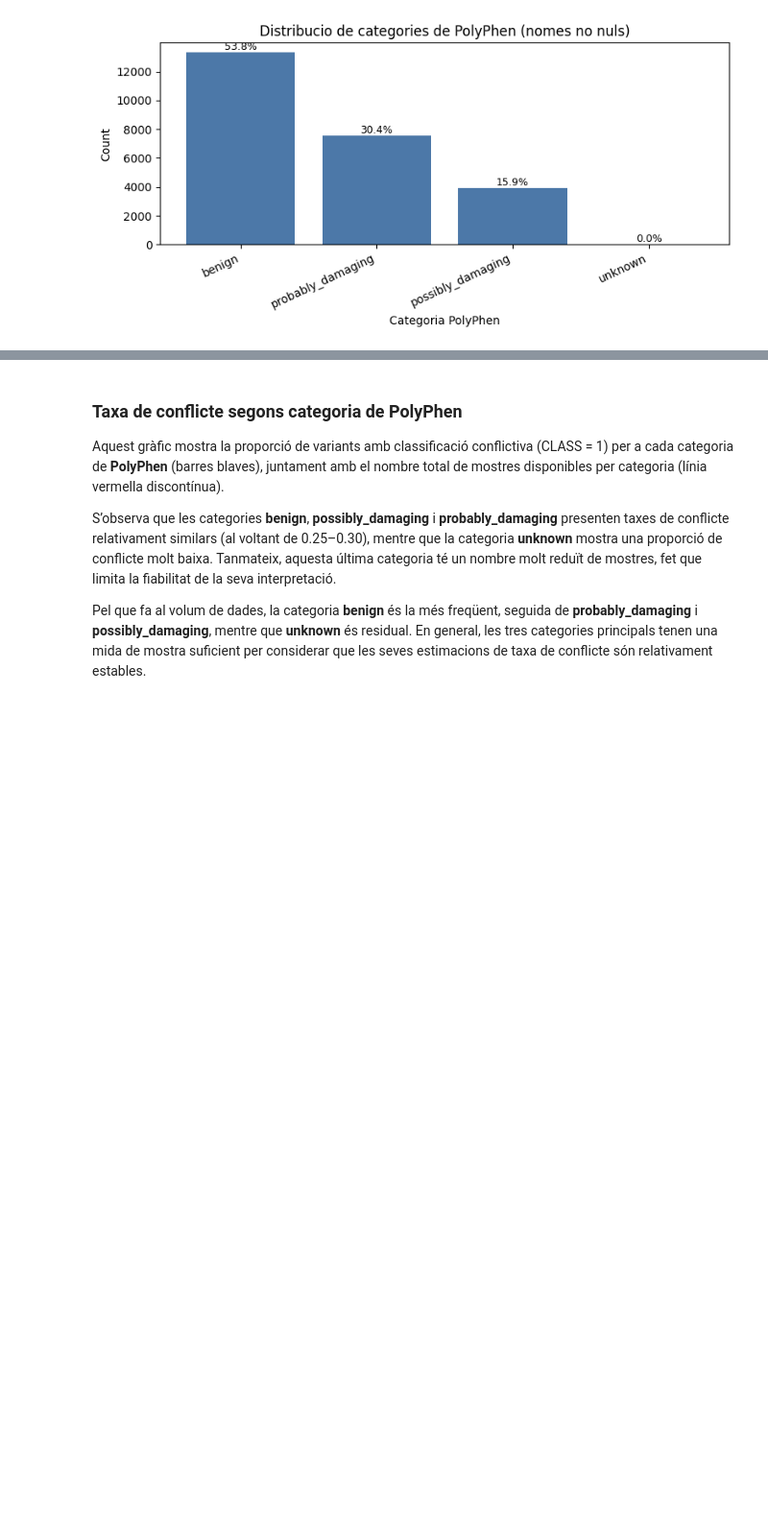
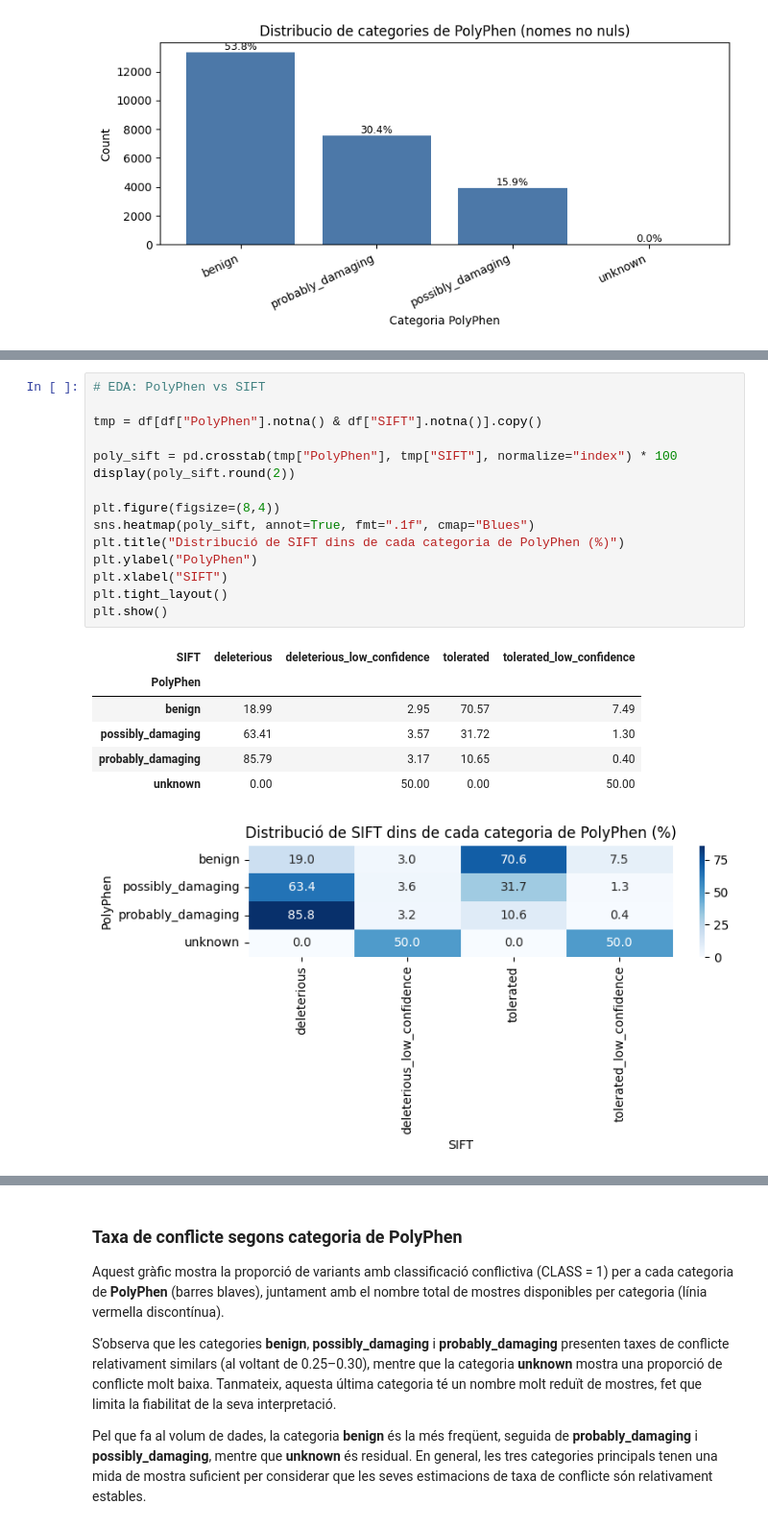
Before and after one commit to eliagarcia/tfg-genetic-variants, a Jupyter notebook: notebooks/PolyPhen.ipynb, the cells around one changed output, grey strips where cells are left out. Shown at 96% size. Drawn from its saved outputs; the diff is of its cells as text; blank space fills up the shorter version.

```diff
--- a/notebooks/PolyPhen.ipynb
+++ b/notebooks/PolyPhen.ipynb
@@ -125,0 +134,23 @@ Percentatge de nuls a PolyPhen: 61.96%
+# %%
+# EDA: PolyPhen vs SIFT
+
+tmp = df[df["PolyPhen"].notna() & df["SIFT"].notna()].copy()
+
+poly_sift = pd.crosstab(tmp["PolyPhen"], tmp["SIFT"], normalize="index") * 100
+display(poly_sift.round(2))
+
+plt.figure(figsize=(8,4))
+sns.heatmap(poly_sift, annot=True, fmt=".1f", cmap="Blues")
+plt.title("Distribució de SIFT dins de cada categoria de PolyPhen (%)")
+plt.ylabel("PolyPhen")
+plt.xlabel("SIFT")
+plt.tight_layout()
+plt.show()
+# %% [output]
+| SIFT | deleterious | deleterious_low_confidence | tolerated | tolerated_low_confidence |
+| PolyPhen |  |  |  |  |
+| benign | 18.99 | 2.95 | 70.57 | 7.49 |
+| possibly_damaging | 63.41 | 3.57 | 31.72 | 1.30 |
+| probably_damaging | 85.79 | 3.17 | 10.65 | 0.40 |
+| unknown | 0.00 | 50.00 | 0.00 | 50.00 |
+[figure, added]
```
Also changed, not shown: parts of 5 cells of this notebook.
